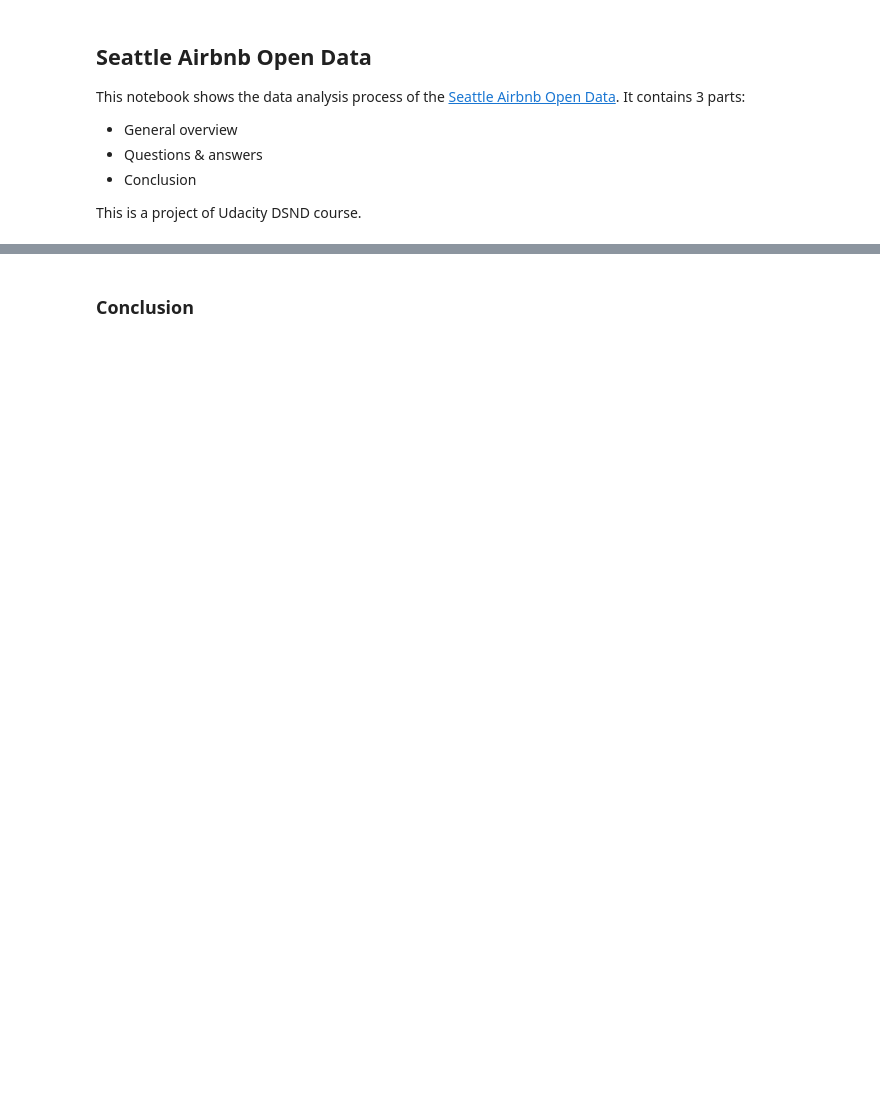
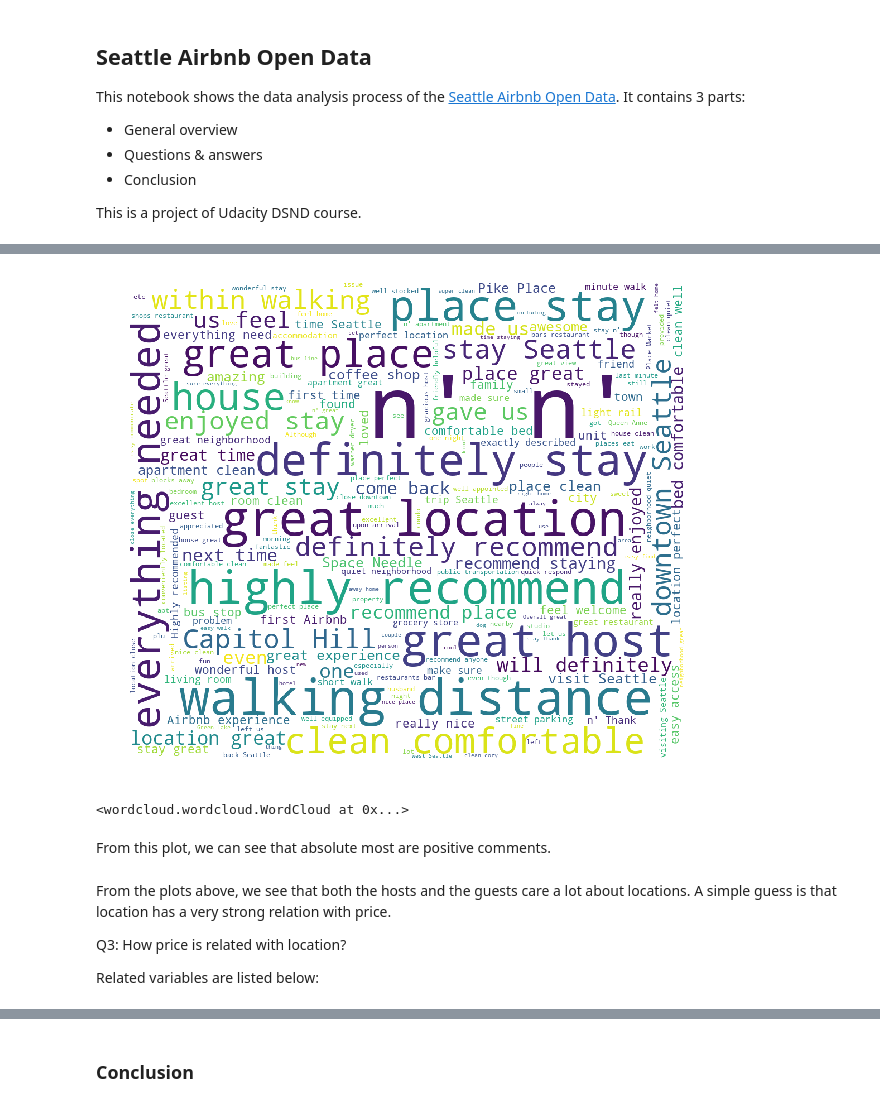
Before and after one commit to cissoidx/seattle_airbnb, a Jupyter notebook: Seattle Airbnb.ipynb, the cells around one changed output, grey strips where cells are left out. Saved outputs shown, nothing was run; the diff lists cells and outputs as text; code cells hidden in the pictures; blank space fills up the shorter version.

```diff
--- a/Seattle Airbnb.ipynb
+++ b/Seattle Airbnb.ipynb
@@ -19,0 +268,26 @@ Q3
+# %%
+# same as above
+with open('comments.txt','w',encoding='utf-8') as f:
+    f.writelines(rev.comments.astype('str'))
+# %%
+with open('comments.txt','r',encoding='utf-8') as f:
+    data = f.readlines()
+
+wc = WordCloud(background_color="white",width=1000, height=860, margin=2).generate(str(data))
+
+plt.figure(figsize=(10,10))
+plt.imshow(wc)
+plt.axis('off')
+plt.show()
+wc.to_file('comments.png')
+# %% [output]
+[figure, added]
+<wordcloud.wordcloud.WordCloud at 0x...>
+# %% [markdown]
+From this plot, we can see that absolute most are positive comments.
+# %% [markdown]
+From the plots above, we see that both the hosts and the guests care a lot about locations. A simple guess is that location has a very strong relation with price.
+
+Q3: How price is related with location?
+
+Related variables are listed below:
```
Also changed, not shown: parts of 48 cells of this notebook, 6 other files.
